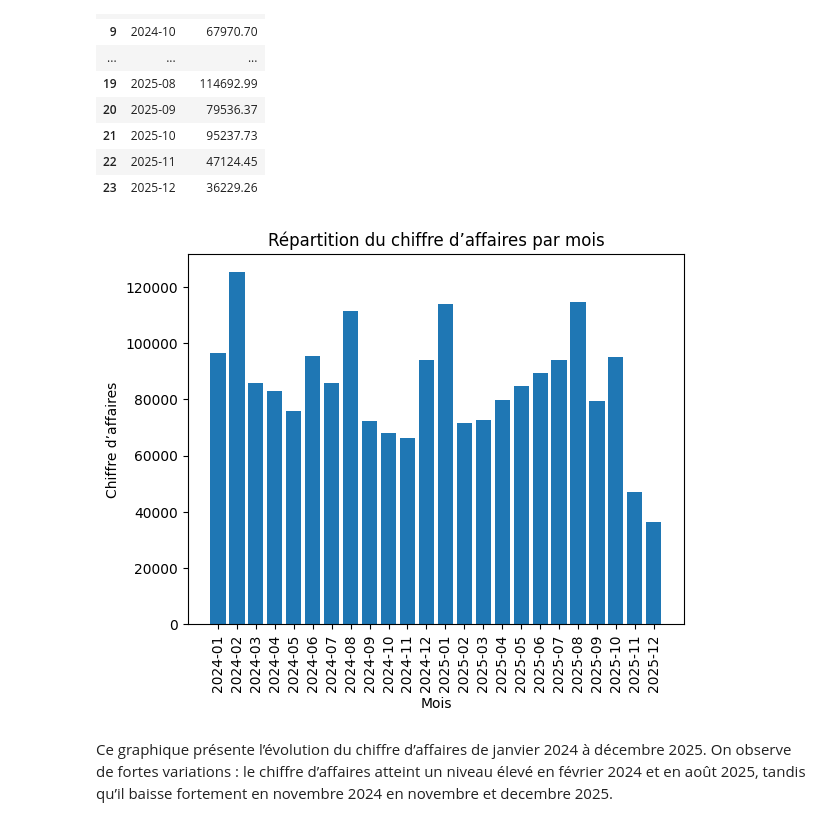
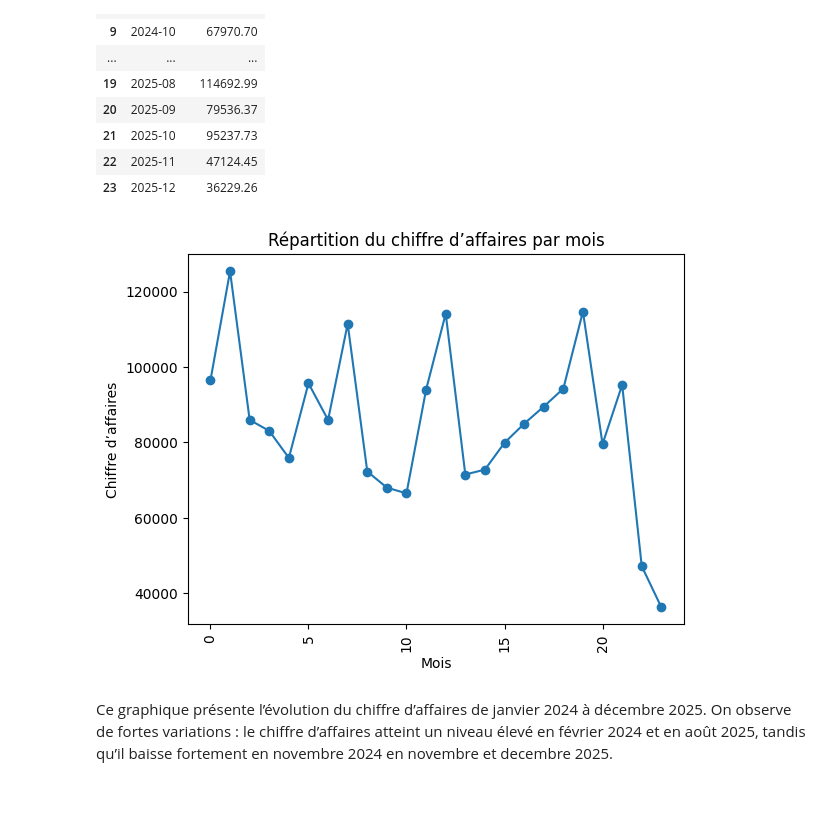
Before and after one commit to Poincare008/Mini_Projet_Pandas, a Jupyter notebook: Mini_Projet_Pandas.ipynb, the cells around one changed output. Cells and saved outputs as stored; diff of their text form; code cells hidden in the pictures; blank space fills up the shorter version.

```diff
--- a/Mini_Projet_Pandas.ipynb
+++ b/Mini_Projet_Pandas.ipynb
@@ -573,14 +573,14 @@ ca_mensuel
 | 22 | 2025-11 | 47124.45 |
 | 23 | 2025-12 | 36229.26 |
 # %%
-plt.bar(ca_mensuel["month"].astype(str), ca_mensuel["ca_mensuel"])
+ca_mensuel["ca_mensuel"].plot(kind='line',marker = 'o')
 plt.title("Répartition du chiffre d’affaires par mois")
 plt.xlabel("Mois")
 plt.ylabel("Chiffre d’affaires")
 plt.xticks(rotation=90)
 plt.show()
 # %% [output]
-[figure, old version]
+[figure, new version]
 # %% [markdown]
 Ce graphique présente l’évolution du chiffre d’affaires de janvier 2024 à décembre 2025. On observe de fortes variations : le chiffre d’affaires atteint un niveau élevé en février 2024 et en août 2025, tandis qu’il baisse fortement en novembre 2024 en novembre et decembre 2025.
 # %% [markdown]
```
Also changed, not shown: parts of 4 cells of this notebook.
